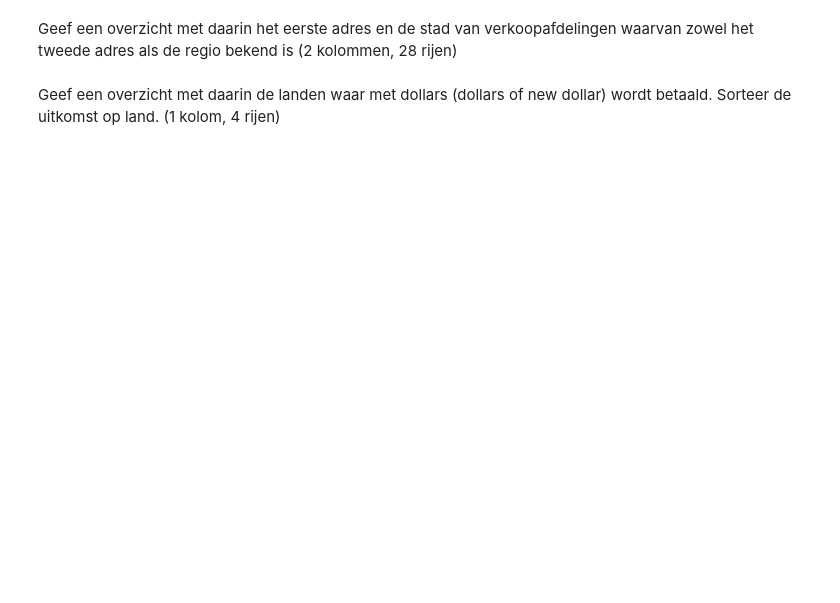
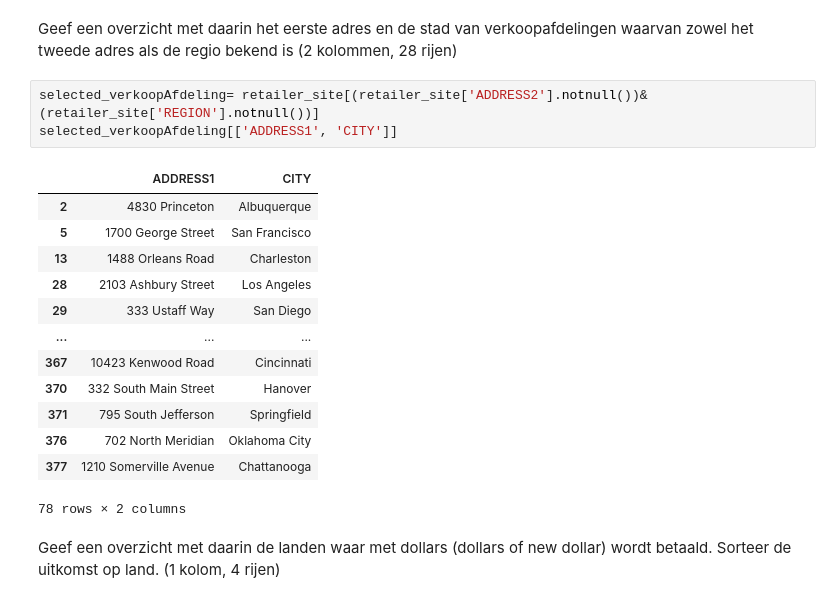
Before and after one commit to troykort/DaD, a Jupyter notebook: Practicum_2.3_Opdracht/Practicum_2.3_Opdrachten.ipynb, the cells around one changed output. Drawn from its saved outputs; the diff is of its cells as text; blank space fills up the shorter version.

```diff
--- a/Practicum_2.3_Opdracht/Practicum_2.3_Opdrachten.ipynb
+++ b/Practicum_2.3_Opdracht/Practicum_2.3_Opdrachten.ipynb
@@ -51,4 +132,21 @@ Geef een overzicht met daarin de verschillende introductiedatums waarop producte
 # %% [markdown]
 Geef een overzicht met daarin het eerste adres en de stad van verkoopafdelingen waarvan zowel het tweede adres als de regio bekend is (2 kolommen, 28 rijen)
+# %%
+selected_verkoopAfdeling= retailer_site[(retailer_site['ADDRESS2'].notnull())&(retailer_site['REGION'].notnull())]
+selected_verkoopAfdeling[['ADDRESS1', 'CITY']]
+# %% [output]
+|  | ADDRESS1 | CITY |
+| 2 | 4830 Princeton | Albuquerque |
+| 5 | 1700 George Street | San Francisco |
+| 13 | 1488 Orleans Road | Charleston |
+| 28 | 2103 Ashbury Street | Los Angeles |
+| 29 | 333 Ustaff Way | San Diego |
+| ... | ... | ... |
+| 367 | 10423 Kenwood Road | Cincinnati |
+| 370 | 332 South Main Street | Hanover |
+| 371 | 795 South Jefferson | Springfield |
+| 376 | 702 North Meridian | Oklahoma City |
+| 377 | 1210 Somerville Avenue | Chattanooga |
+78 rows × 2 columns
 # %% [markdown]
 Geef een overzicht met daarin de landen waar met dollars (dollars of new dollar) wordt betaald. Sorteer de uitkomst op land. (1 kolom, 4 rijen)
```
Also changed, not shown: parts of 17 cells of this notebook, 6 other files.
